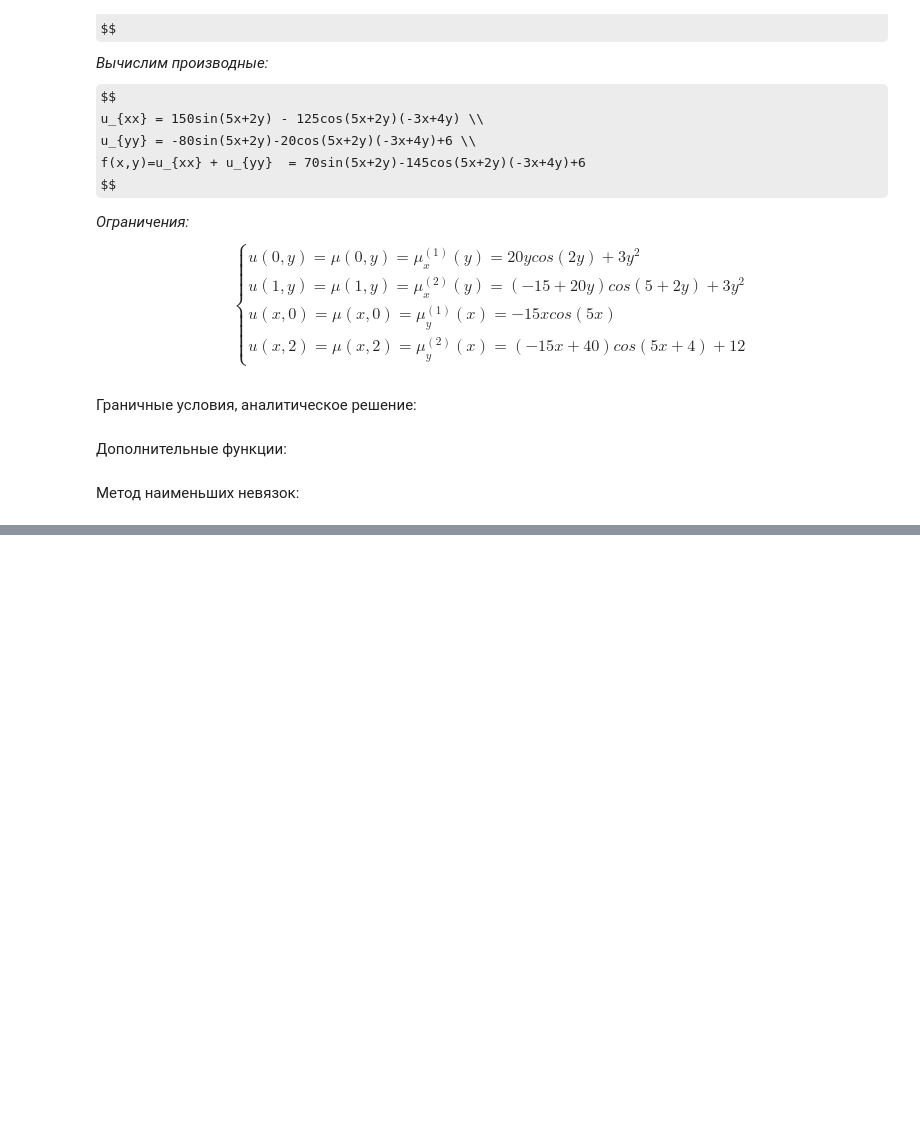
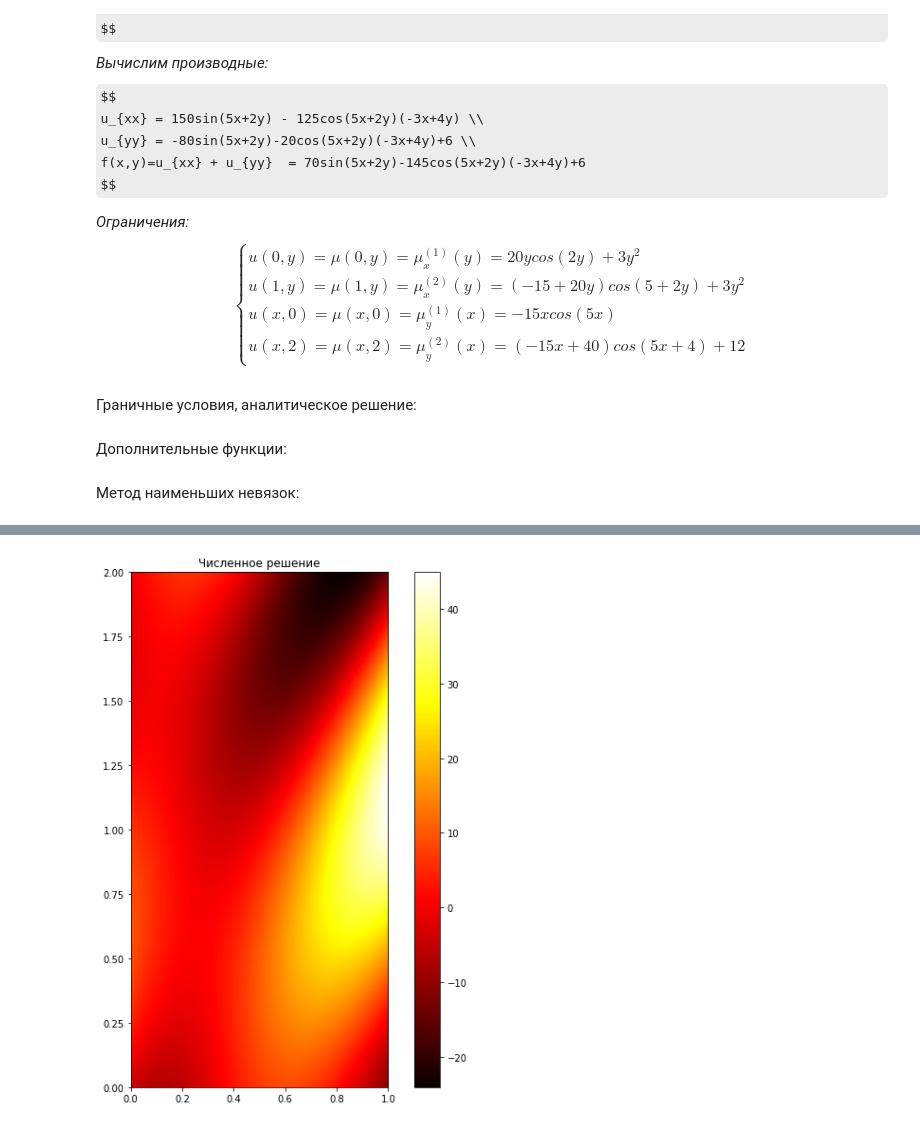
Before and after one commit to mainarel/Numerical_methods_7, a Jupyter notebook: Lab3_minimal_residual_method.ipynb, the cells around one changed output, grey strips where cells are left out. Cells and saved outputs as stored; diff of their text form; code cells hidden in the pictures; some formulas as TeX source; blank space fills up the shorter version.

```diff
--- a/Lab3_minimal_residual_method.ipynb
+++ b/Lab3_minimal_residual_method.ipynb
@@ -133,0 +78,17 @@ None
+# %%
+def min_residual_method(A,B, epsilon = 1e-10):
+        n = len(A.toarray())
+        x = np.ones(n)
+        Ax = A.dot(x)
+        first_norm = np.linalg.norm(Ax - B)
+        norm = first_norm
+        count = 0
+        while norm > epsilon*first_norm:
+            count += 1
+            r = Ax - B
+            Ar = A.dot(r)
+            tau = Ar.dot(r) / Ar.dot(Ar)
+            x = x - tau * r
+            Ax = A.dot(x)
+            norm = np.linalg.norm(Ax - B)
+        return x, count
@@ -133,0 +131,20 @@ None
+# %%
+u =  LaplasianEquation(f, mu1_x, mu2_x, mu1_y, mu2_y, xmin=0, xmax=1, ymin=0, ymax=2, hx=0.01, hy=0.01)
+# %%
+hx0 = 0.01
+hy0 = 0.01
+
+x0 = np.arange(xmin+hx0, xmax, hx0)
+y0 = np.arange(ymin+hy0, ymax, hy0)
+# %%
+sol = np.array([solution(i, j) for j in y0 for i in x0])
+SOL = sol.reshape((len(y0), len(x0))).T
+U = u.reshape((len(y0), len(x0))).T
+# %%
+plt.figure(figsize=(10,10))
+plt.imshow(U, extent=[xmin, xmax, ymin, ymax], cmap='hot', interpolation='bilinear')
+plt.colorbar()
+plt.title("Численное решение")
+plt.show()
+# %% [output]
+[figure, added]
```
Also changed, not shown: parts of 9 cells of this notebook.
